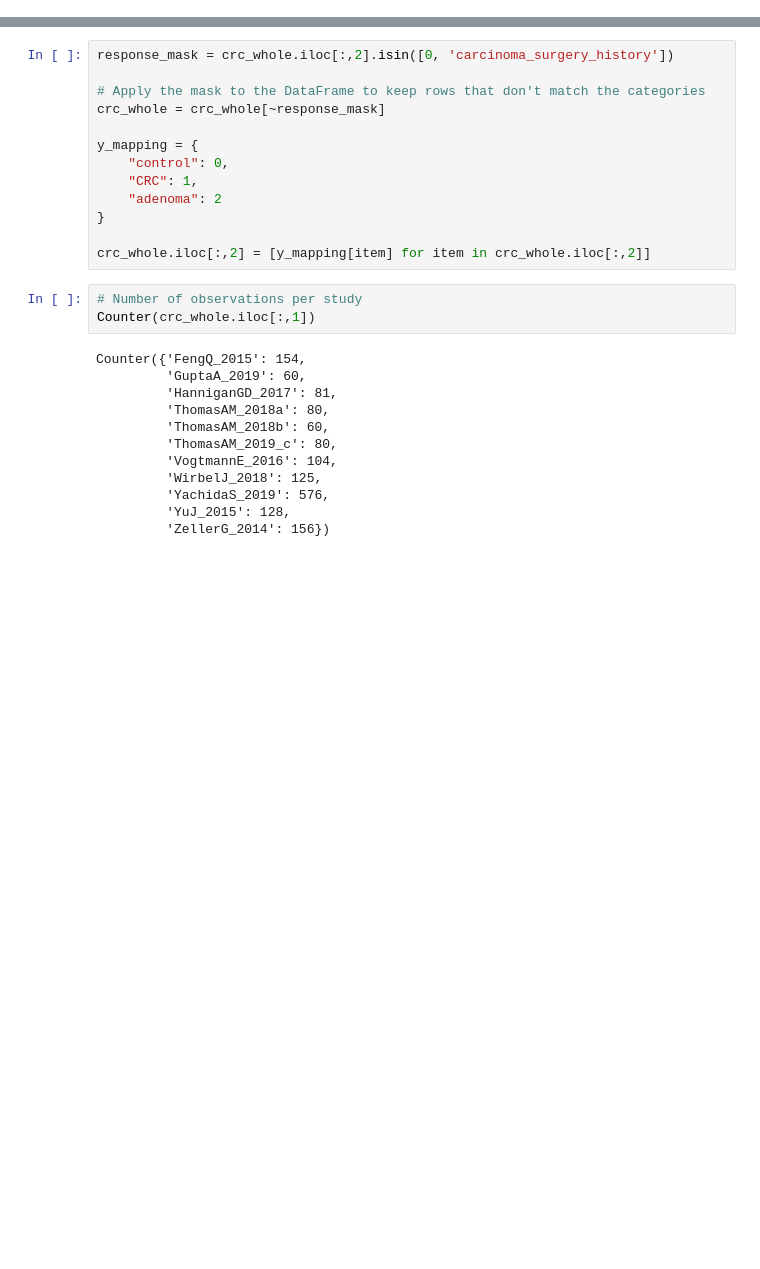
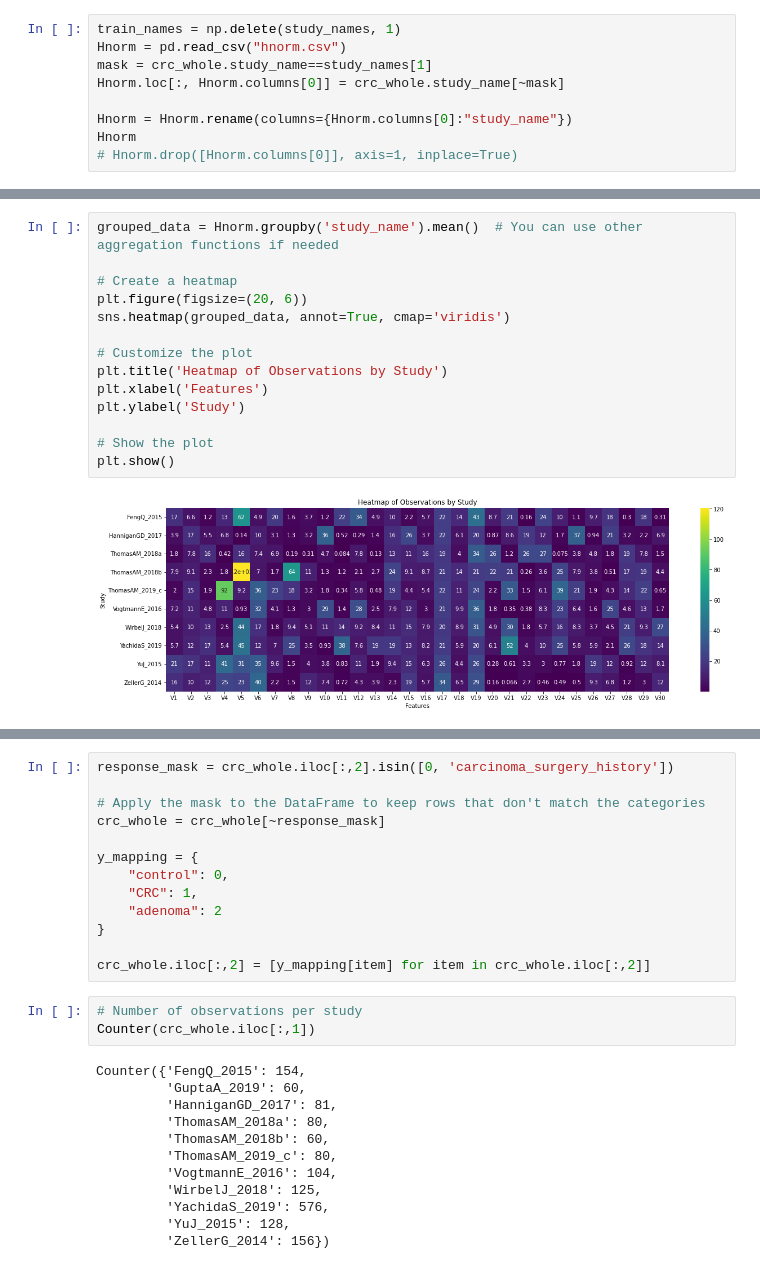
Before and after one commit to ysc12451/curatedMetagenomicDataAnalyses, a Jupyter notebook: vignettes/BasicMethods.ipynb, the cells around one changed output, grey strips where cells are left out. Drawn from its saved outputs; the diff is of its cells as text; blank space fills up the shorter version.

```diff
--- a/vignettes/BasicMethods.ipynb
+++ b/vignettes/BasicMethods.ipynb
@@ -54,0 +144,9 @@ study_names = np.unique(crc_whole.study_name)
+# %%
+train_names = np.delete(study_names, 1)
+Hnorm = pd.read_csv("hnorm.csv")
+mask = crc_whole.study_name==study_names[1]
+Hnorm.loc[:, Hnorm.columns[0]] = crc_whole.study_name[~mask]
+
+Hnorm = Hnorm.rename(columns={Hnorm.columns[0]:"study_name"})
+Hnorm
+# Hnorm.drop([Hnorm.columns[0]], axis=1, inplace=True)
@@ -54,0 +167,16 @@ study_names = np.unique(crc_whole.study_name)
+# %%
+grouped_data = Hnorm.groupby('study_name').mean()  # You can use other aggregation functions if needed
+
+# Create a heatmap
+plt.figure(figsize=(20, 6))
+sns.heatmap(grouped_data, annot=True, cmap='viridis')
+
+# Customize the plot
+plt.title('Heatmap of Observations by Study')
+plt.xlabel('Features')
+plt.ylabel('Study')
+
+# Show the plot
+plt.show()
+# %% [output]
+[figure, added]
```
Also changed, not shown: parts of 17 cells of this notebook, 16 other files.
